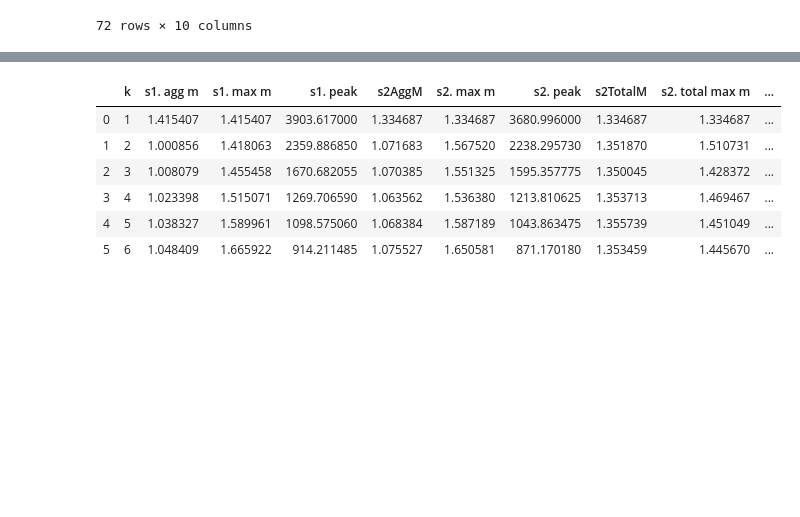
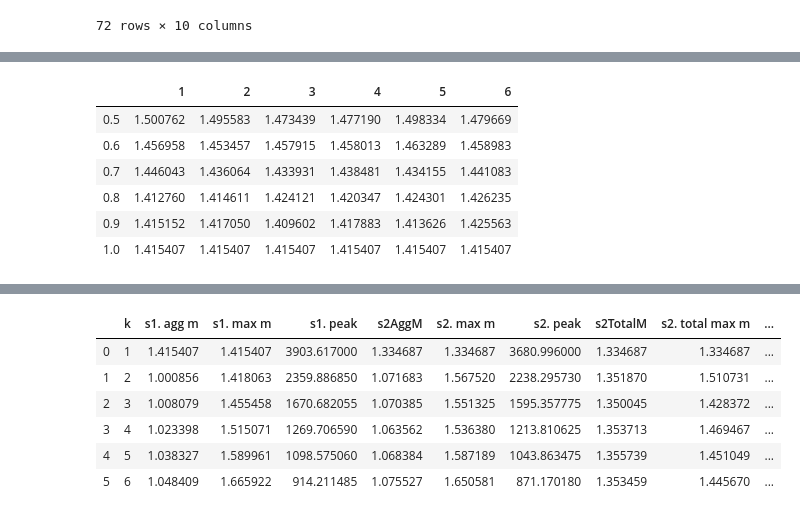
Before and after one commit to vicaba/siot-eclustering-viz, a Jupyter notebook: siot-clustering2.ipynb, the cells around one changed output, grey strips where cells are left out. Cells and saved outputs as stored; diff of their text form; code cells hidden in the pictures; blank space fills up the shorter version.

```diff
--- a/siot-clustering2.ipynb
+++ b/siot-clustering2.ipynb
@@ -272,0 +271,13 @@ m
+# %%
+mname = "s1. total m"
+mtype = "mean"
+s1_total_m = get_metrics(exp1_k, mname, mtype, exp1_statistics, exp1_sample_size_min, exp1_sample_size_max)
+s1_total_m
+# %% [output]
+|  | 1 | 2 | 3 | 4 | 5 | 6 |
+| 0.5 | 1.500762 | 1.495583 | 1.473439 | 1.477190 | 1.498334 | 1.479669 |
+| 0.6 | 1.456958 | 1.453457 | 1.457915 | 1.458013 | 1.463289 | 1.458983 |
+| 0.7 | 1.446043 | 1.436064 | 1.433931 | 1.438481 | 1.434155 | 1.441083 |
+| 0.8 | 1.412760 | 1.414611 | 1.424121 | 1.420347 | 1.424301 | 1.426235 |
+| 0.9 | 1.415152 | 1.417050 | 1.409602 | 1.417883 | 1.413626 | 1.425563 |
+| 1.0 | 1.415407 | 1.415407 | 1.415407 | 1.415407 | 1.415407 | 1.415407 |
```
Also changed, not shown: parts of 9 cells of this notebook, 1 other file.
